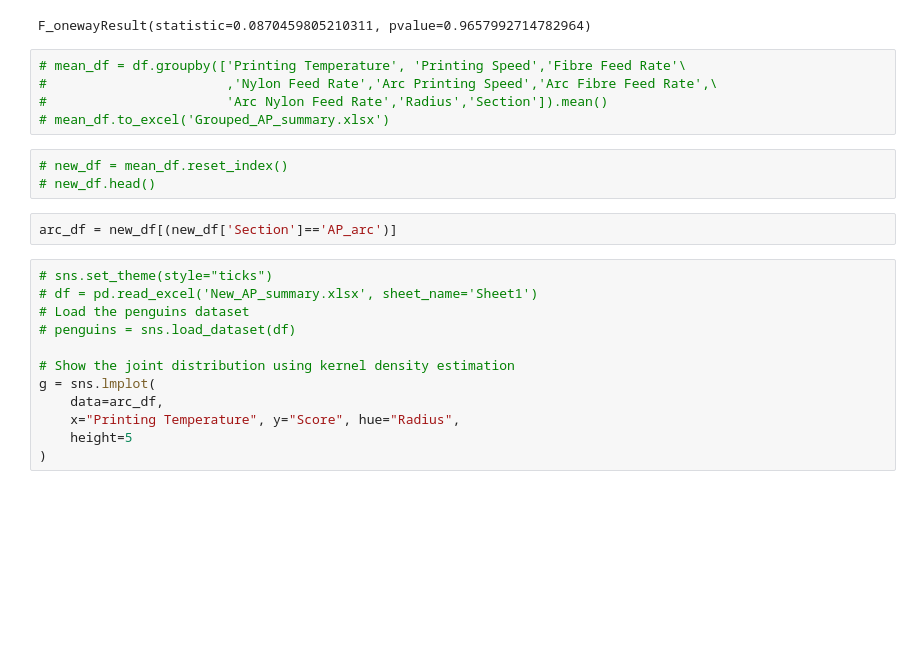
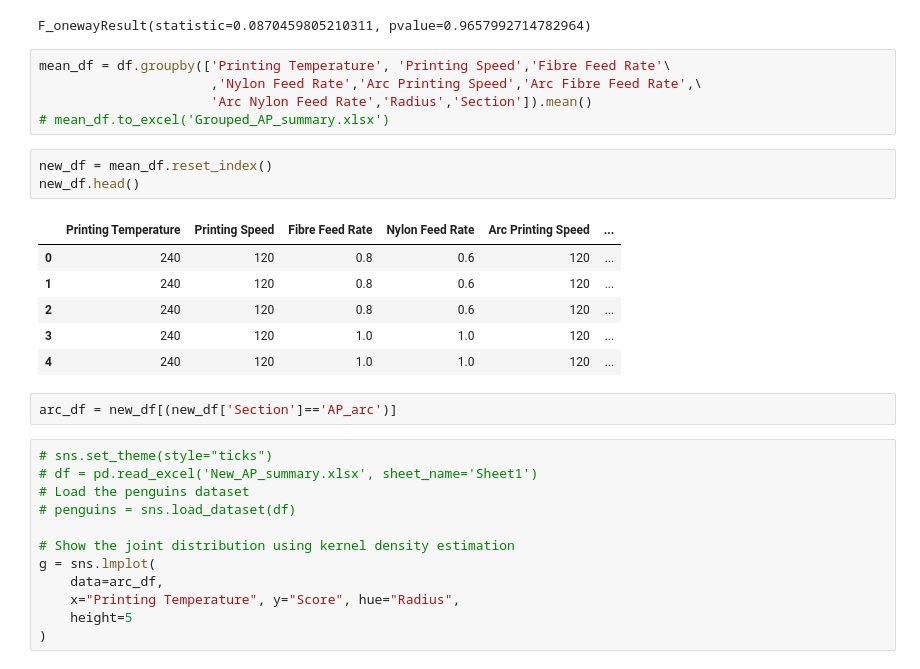
Before and after one commit to ZijueChen/Carbon-Fiber-Detection, a Jupyter notebook: Carbon Fiber Detection.ipynb, the cells around one changed output. Drawn from its saved outputs; the diff is of its cells as text; blank space fills up the shorter version.

```diff
--- a/Carbon Fiber Detection.ipynb
+++ b/Carbon Fiber Detection.ipynb
@@ -196,15 +281,22 @@ f_oneway(performance1, performance2, performance3, performance4)
 # %% [output]
 F_onewayResult(statistic=0.0870459805210311, pvalue=0.9657992714782964)
 # %%
-# mean_df = df.groupby(['Printing Temperature', 'Printing Speed','Fibre Feed Rate'\
-#                       ,'Nylon Feed Rate','Arc Printing Speed','Arc Fibre Feed Rate',\
-#                       'Arc Nylon Feed Rate','Radius','Section']).mean()
+mean_df = df.groupby(['Printing Temperature', 'Printing Speed','Fibre Feed Rate'\
+                      ,'Nylon Feed Rate','Arc Printing Speed','Arc Fibre Feed Rate',\
+                      'Arc Nylon Feed Rate','Radius','Section']).mean()
 # mean_df.to_excel('Grouped_AP_summary.xlsx')
 # %%
-# new_df = mean_df.reset_index()
-# new_df.head()
+new_df = mean_df.reset_index()
+new_df.head()
+# %% [output]
+|  | Printing Temperature | Printing Speed | Fibre Feed Rate | Nylon Feed Rate | Arc Printing Speed | ... |
+| 0 | 240 | 120 | 0.8 | 0.6 | 120 | ... |
+| 1 | 240 | 120 | 0.8 | 0.6 | 120 | ... |
+| 2 | 240 | 120 | 0.8 | 0.6 | 120 | ... |
+| 3 | 240 | 120 | 1.0 | 1.0 | 120 | ... |
+| 4 | 240 | 120 | 1.0 | 1.0 | 120 | ... |
-# %%
-arc_df = new_df[(new_df['Section']=='AP_arc')]
+# %%
+arc_df = new_df[(new_df['Section']=='AP_arc')]
 # %%
 # sns.set_theme(style="ticks")
 # df = pd.read_excel('New_AP_summary.xlsx', sheet_name='Sheet1')
```
Also changed, not shown: parts of 24 cells of this notebook.
